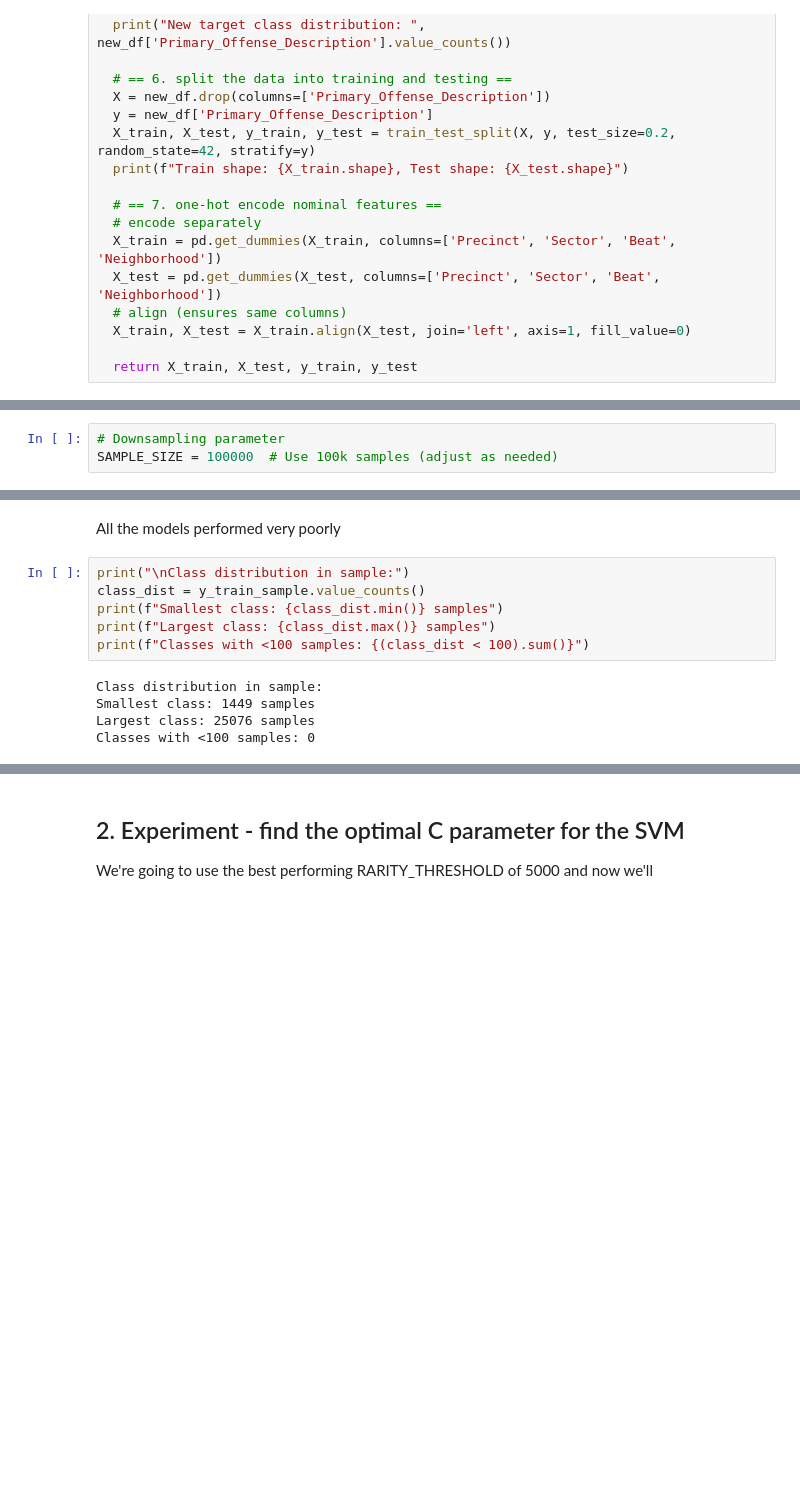
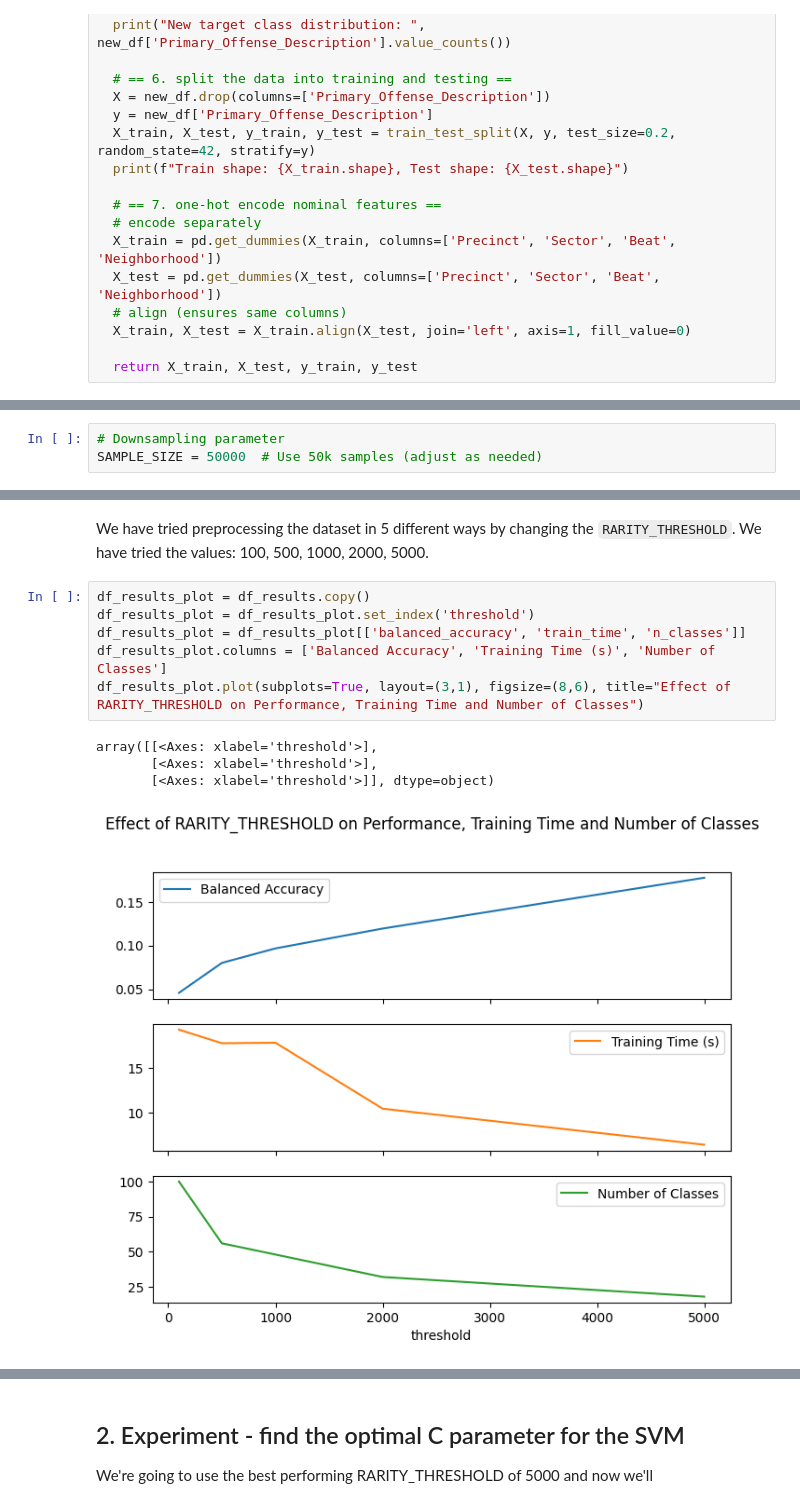
Before and after one commit to tomashobza/tuw_ml_seattle_crime, a Jupyter notebook: svm.ipynb, the cells around one changed output, grey strips where cells are left out. Saved outputs shown, nothing was run; the diff lists cells and outputs as text; blank space fills up the shorter version.

```diff
--- a/svm.ipynb
+++ b/svm.ipynb
@@ -97,5 +108,5 @@ def preprocess_crime(df, RARITY_THRESHOLD = 1000):
 # %%
 # Downsampling parameter
-SAMPLE_SIZE = 100000  # Use 100k samples (adjust as needed)
+SAMPLE_SIZE = 50000  # Use 50k samples (adjust as needed)
 # %% [markdown]
 ## 1. Experiment - find the optimal RARITY_THRESHOLD
@@ -185,13 +223,13 @@ THEFT-CARPROWL                   131297
 # %% [markdown]
-All the models performed very poorly
+We have tried preprocessing the dataset in 5 different ways by changing the `RARITY_THRESHOLD`. We have tried the values: 100, 500, 1000, 2000, 5000.
-# %%
-print("\nClass distribution in sample:")
-class_dist = y_train_sample.value_counts()
-print(f"Smallest class: {class_dist.min()} samples")
-print(f"Largest class: {class_dist.max()} samples")
-print(f"Classes with <100 samples: {(class_dist < 100).sum()}")
-# %% [output]
-Class distribution in sample:
-Smallest class: 1449 samples
-Largest class: 25076 samples
-Classes with <100 samples: 0
+# %%
+df_results_plot = df_results.copy()
+df_results_plot = df_results_plot.set_index('threshold')
+df_results_plot = df_results_plot[['balanced_accuracy', 'train_time', 'n_classes']]
+df_results_plot.columns = ['Balanced Accuracy', 'Training Time (s)', 'Number of Classes']
+df_results_plot.plot(subplots=True, layout=(3,1), figsize=(8,6), title="Effect of RARITY_THRESHOLD on Performance, Training Time and Number of Classes")
+# %% [output]
+array([[<Axes: xlabel='threshold'>],
+       [<Axes: xlabel='threshold'>],
+       [<Axes: xlabel='threshold'>]], dtype=object)
+[figure, added]
```
Also changed, not shown: parts of 20 cells of this notebook.
